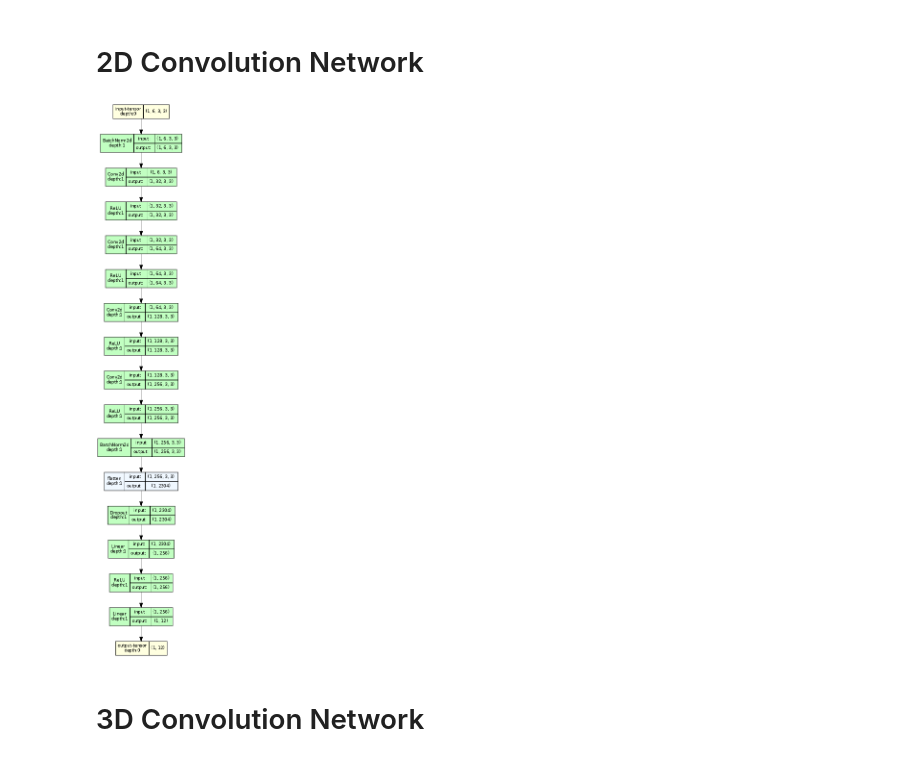
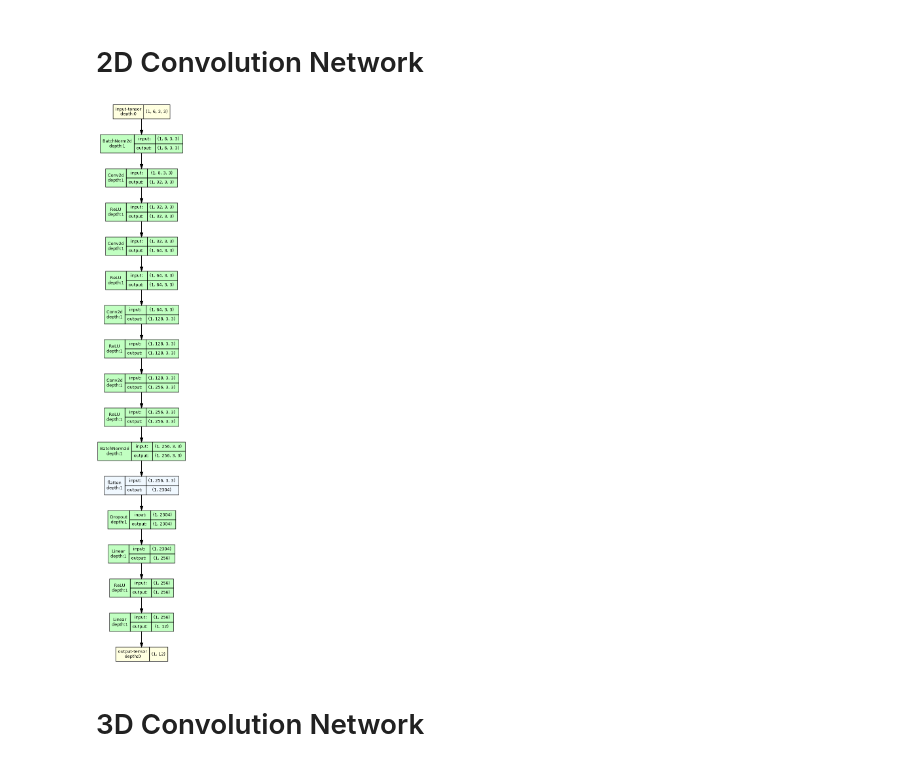
Before and after one commit to RaySteak/deep-qube, a Jupyter notebook: dqn/network_visualization.ipynb, the cells around one changed output. Saved outputs shown, nothing was run; the diff lists cells and outputs as text; code cells hidden in the pictures.

```diff
--- a/dqn/network_visualization.ipynb
+++ b/dqn/network_visualization.ipynb
@@ -14,9 +14,10 @@ graphviz.set_jupyter_format('png')
 # 2D Convolution Network
 # %%
 model_graph = draw_graph(QNetwork2DConv(), input_size=(1,6, 3, 3), expand_nested=True)
+model_graph.resize_graph(4.0)
 model_graph.visual_graph
 # %% [output]
-[figure, old version]
+[figure, new version]
 # %% [markdown]
 # 3D Convolution Network
 # %%
```
Also changed, not shown: parts of 1 cell of this notebook, 7 other files.
